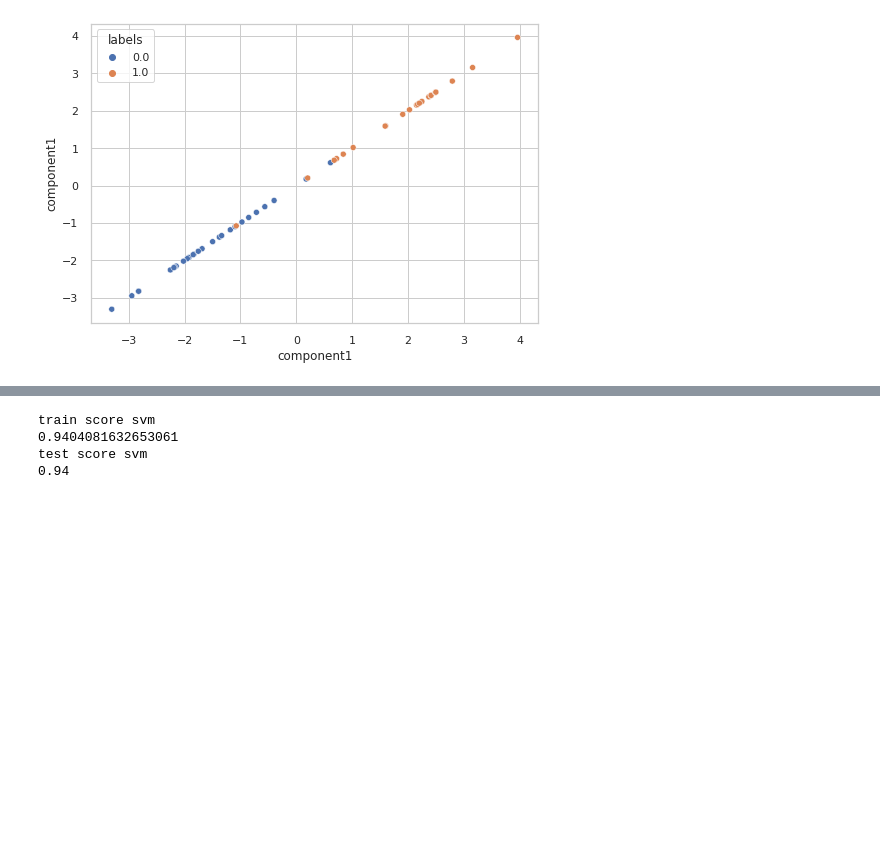
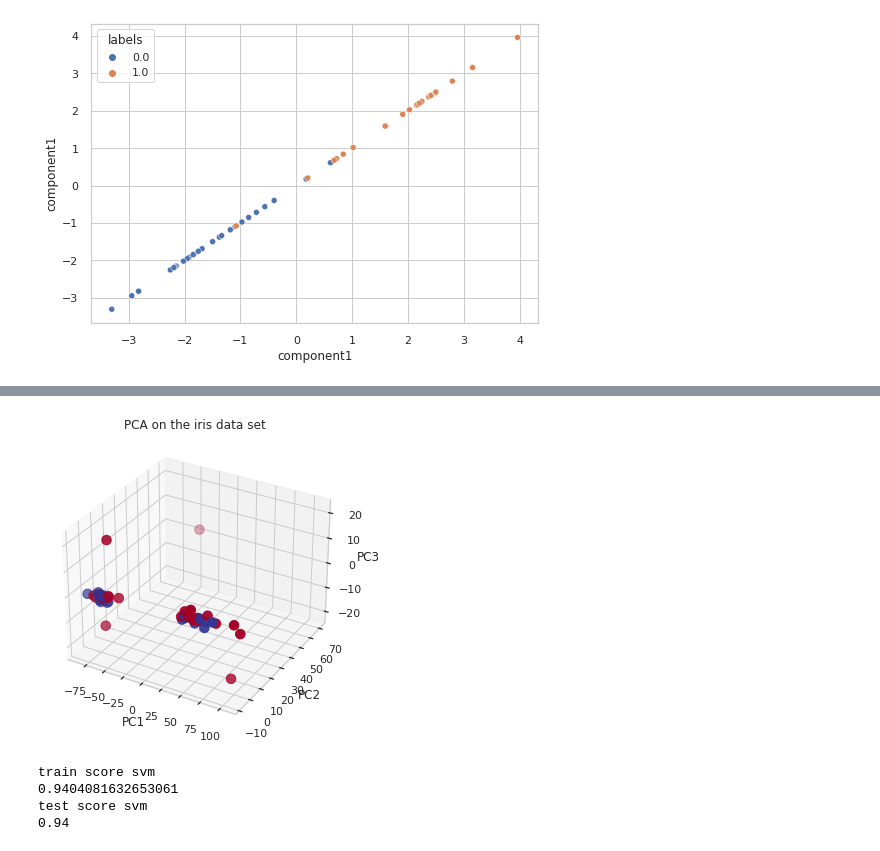
Before and after one commit to spolex/spiral, a Jupyter notebook: notebooks/202011_spiral_r_rd_correlation.ipynb, the cells around one changed output, grey strips where cells are left out. Saved outputs shown, nothing was run; the diff lists cells and outputs as text; code cells hidden in the pictures; blank space fills up the shorter version.

```diff
--- a/notebooks/202011_spiral_r_rd_correlation.ipynb
+++ b/notebooks/202011_spiral_r_rd_correlation.ipynb
@@ -122,3 +122,17 @@ _=sns.scatterplot(data=df_pca, x="component1", y="component2", hue="labels")
+# %%
+# Plot initialisation
+fig = plt.figure()
+ax = fig.add_subplot(111, projection='3d')
+ax.scatter(df_pca['PCA0'], df_pca['PCA1'], df_pca['PCA2'], c=df_pca.labels, cmap="RdYlBu", s=90)
+
+# label the axes
+ax.set_xlabel("PC1")
+ax.set_ylabel("PC2")
+ax.set_zlabel("PC3")
+ax.set_title("PCA on the iris data set")
+plt.show()
+# %% [output]
+[figure, added]
 # %%
 from sklearn.model_selection import LeaveOneOut, KFold
 from sklearn.svm import SVC
```
Also changed, not shown: parts of 2 cells of this notebook, 1 other file.
